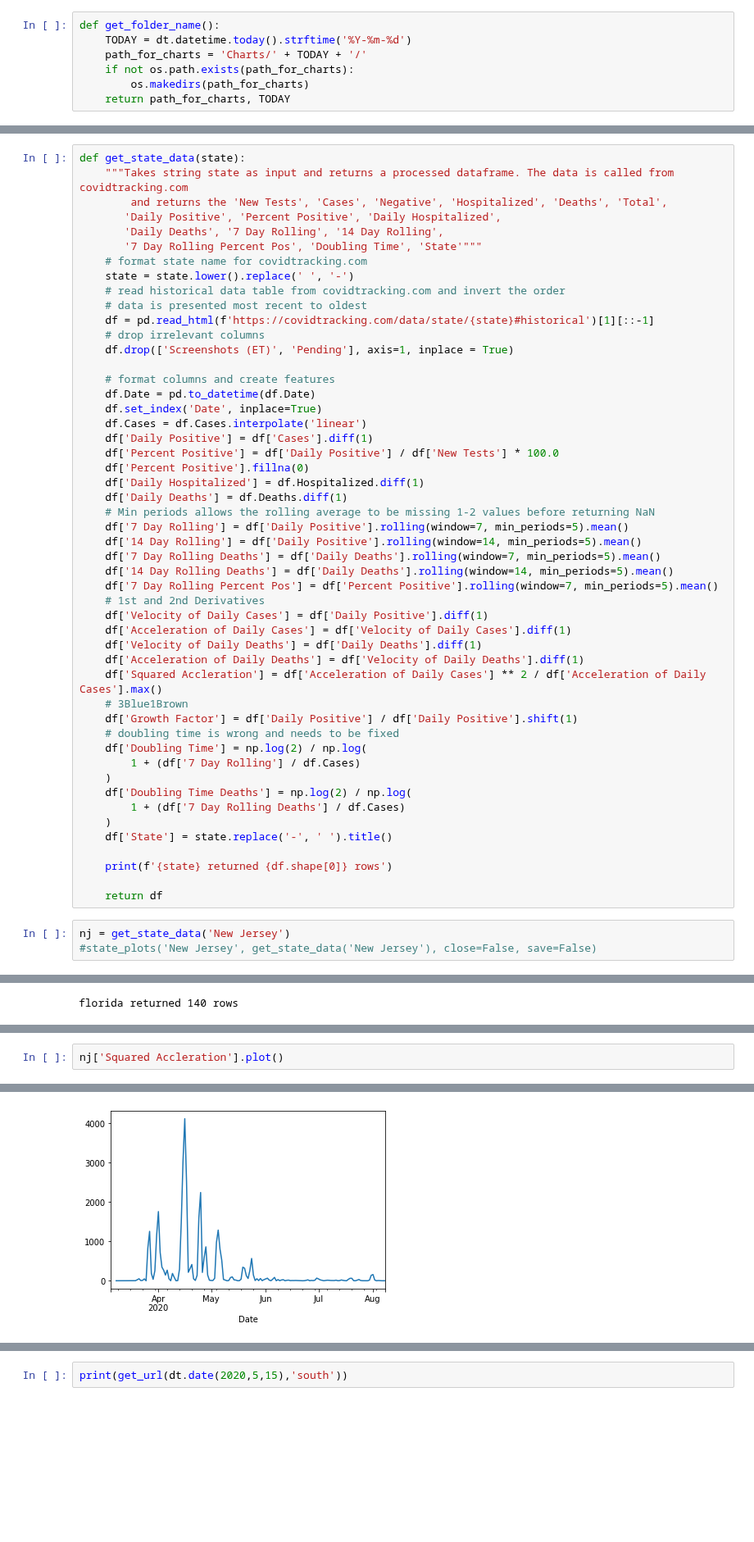
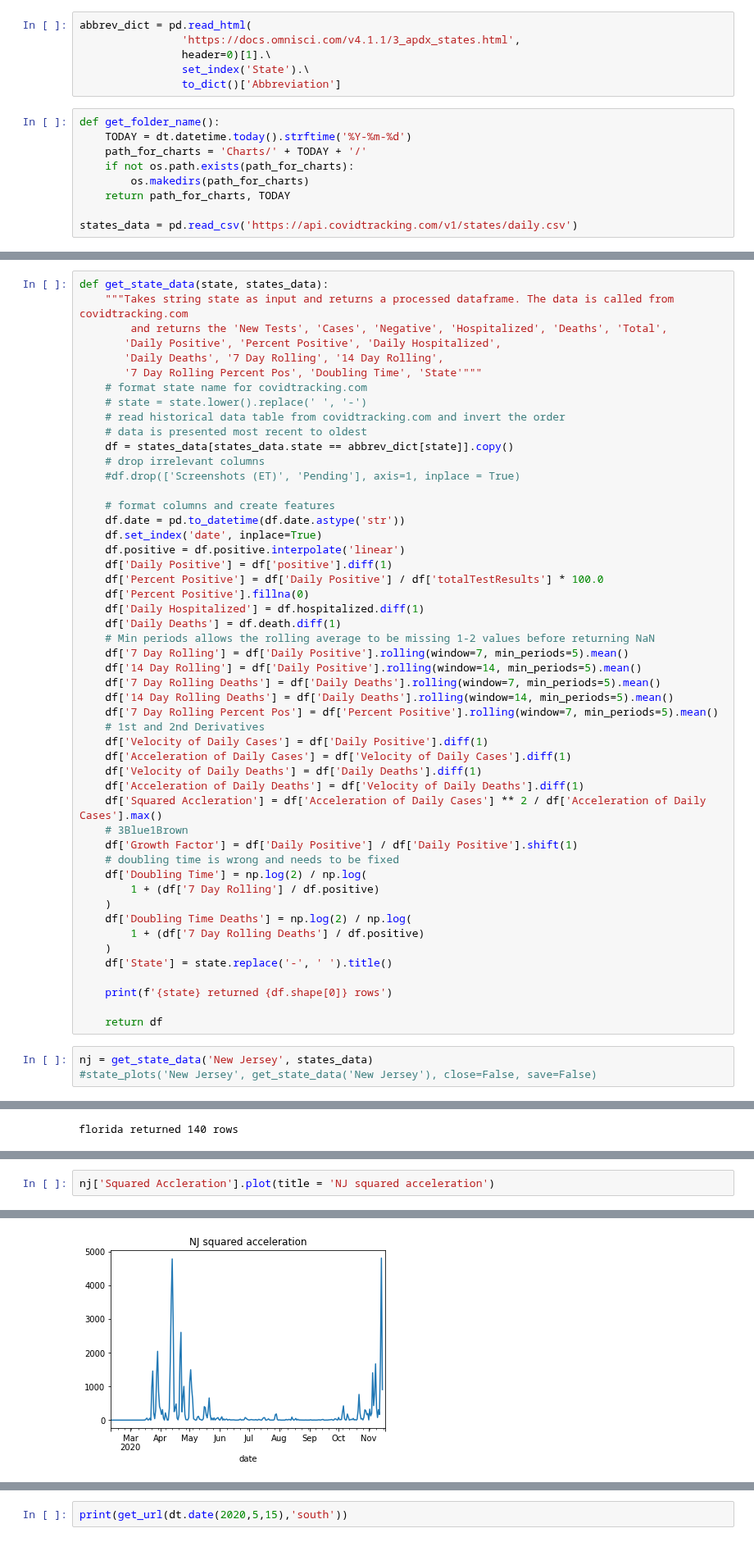
Before and after one commit to kaumaron/NJcomCOVIDData, a Jupyter notebook: NJcomCOVIDExtract-Timeseries.ipynb, the cells around one changed output, grey strips where cells are left out. Shown at 82% size. Cells and saved outputs as stored; diff of their text form; blank space fills up the shorter version.

Commit message:
Update to accomodate new data design on covidtracking.com

```diff
--- a/NJcomCOVIDExtract-Timeseries.ipynb
+++ b/NJcomCOVIDExtract-Timeseries.ipynb
@@ -67,6 +67,12 @@ Washington
 West Virginia
 Wisconsin
 Wyoming'''.split('\n')
+# %%
+abbrev_dict = pd.read_html(
+                'https://docs.omnisci.com/v4.1.1/3_apdx_states.html',
+                header=0)[1].\
+                set_index('State').\
+                to_dict()['Abbreviation']
 # %%
 def get_folder_name():
     TODAY = dt.datetime.today().strftime('%Y-%m-%d')
@@ -74,3 +80,5 @@ def get_folder_name():
     if not os.path.exists(path_for_charts):
         os.makedirs(path_for_charts)
     return path_for_charts, TODAY
+
+states_data = pd.read_csv('https://api.covidtracking.com/v1/states/daily.csv')
@@ -184,29 +199,29 @@ def state_plots(state, df, close = True, save = True):
     if close:
         plt.close(_plot.get_figure())
 # %%
-def get_state_data(state):
+def get_state_data(state, states_data):
     """Takes string state as input and returns a processed dataframe. The data is called from covidtracking.com
         and returns the 'New Tests', 'Cases', 'Negative', 'Hospitalized', 'Deaths', 'Total',
        'Daily Positive', 'Percent Positive', 'Daily Hospitalized',
        'Daily Deaths', '7 Day Rolling', '14 Day Rolling',
        '7 Day Rolling Percent Pos', 'Doubling Time', 'State'"""
     # format state name for covidtracking.com
-    state = state.lower().replace(' ', '-')
+    # state = state.lower().replace(' ', '-')
     # read historical data table from covidtracking.com and invert the order
     # data is presented most recent to oldest
-    df = pd.read_html(f'https://covidtracking.com/data/state/{state}#historical')[1][::-1]
+    df = states_data[states_data.state == abbrev_dict[state]].copy()
     # drop irrelevant columns
-    df.drop(['Screenshots (ET)', 'Pending'], axis=1, inplace = True)
+    #df.drop(['Screenshots (ET)', 'Pending'], axis=1, inplace = True)
 
     # format columns and create features
-    df.Date = pd.to_datetime(df.Date)
-    df.set_index('Date', inplace=True)
-    df.Cases = df.Cases.interpolate('linear')
-    df['Daily Positive'] = df['Cases'].diff(1)
-    df['Percent Positive'] = df['Daily Positive'] / df['New Tests'] * 100.0
+    df.date = pd.to_datetime(df.date.astype('str'))
+    df.set_index('date', inplace=True)
+    df.positive = df.positive.interpolate('linear')
+    df['Daily Positive'] = df['positive'].diff(1)
+    df['Percent Positive'] = df['Daily Positive'] / df['totalTestResults'] * 100.0
     df['Percent Positive'].fillna(0)
-    df['Daily Hospitalized'] = df.Hospitalized.diff(1)
-    df['Daily Deaths'] = df.Deaths.diff(1)
+    df['Daily Hospitalized'] = df.hospitalized.diff(1)
+    df['Daily Deaths'] = df.death.diff(1)
     # Min periods allows the rolling average to be missing 1-2 values before returning NaN
     df['7 Day Rolling'] = df['Daily Positive'].rolling(window=7, min_periods=5).mean()
     df['14 Day Rolling'] = df['Daily Positive'].rolling(window=14, min_periods=5).mean()
@@ -223,10 +238,10 @@ def get_state_data(state):
     df['Growth Factor'] = df['Daily Positive'] / df['Daily Positive'].shift(1)
     # doubling time is wrong and needs to be fixed
     df['Doubling Time'] = np.log(2) / np.log(
-        1 + (df['7 Day Rolling'] / df.Cases)
+        1 + (df['7 Day Rolling'] / df.positive)
     )
     df['Doubling Time Deaths'] = np.log(2) / np.log(
-        1 + (df['7 Day Rolling Deaths'] / df.Cases)
+        1 + (df['7 Day Rolling Deaths'] / df.positive)
     )
     df['State'] = state.replace('-', ' ').title()
 
@@ -234,6 +249,6 @@ def get_state_data(state):
 
     return df
 # %%
-nj = get_state_data('New Jersey')
+nj = get_state_data('New Jersey', states_data)
 #state_plots('New Jersey', get_state_data('New Jersey'), close=False, save=False)
 # %% [output]
@@ -263,8 +289,8 @@ nj[['Velocity of Daily Deaths', 'Acceleration of Daily Deaths','Daily Deaths']].
 # %%
-nj['Squared Accleration'].plot()
+nj['Squared Accleration'].plot(title = 'NJ squared acceleration')
 # %% [output]
 <matplotlib.axes._subplots.AxesSubplot at 0x...>
-[figure, old version]
+[figure, new version]
 # %%
 nj[['7 Day Rolling','14 Day Rolling', 'Doubling Time','Growth Factor']].tail()
 # %% [output]
```
Also changed, not shown: parts of 7 cells of this notebook.
